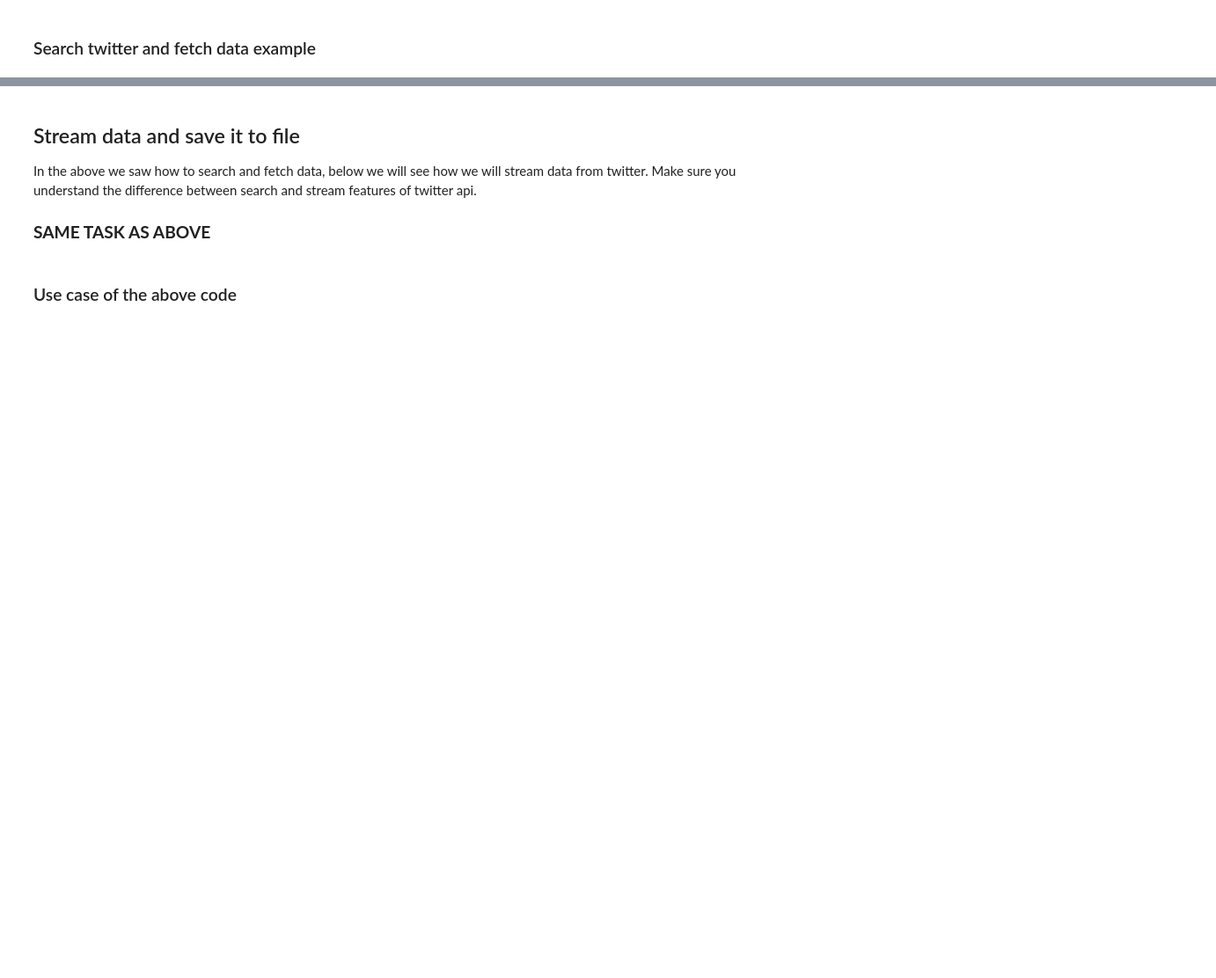
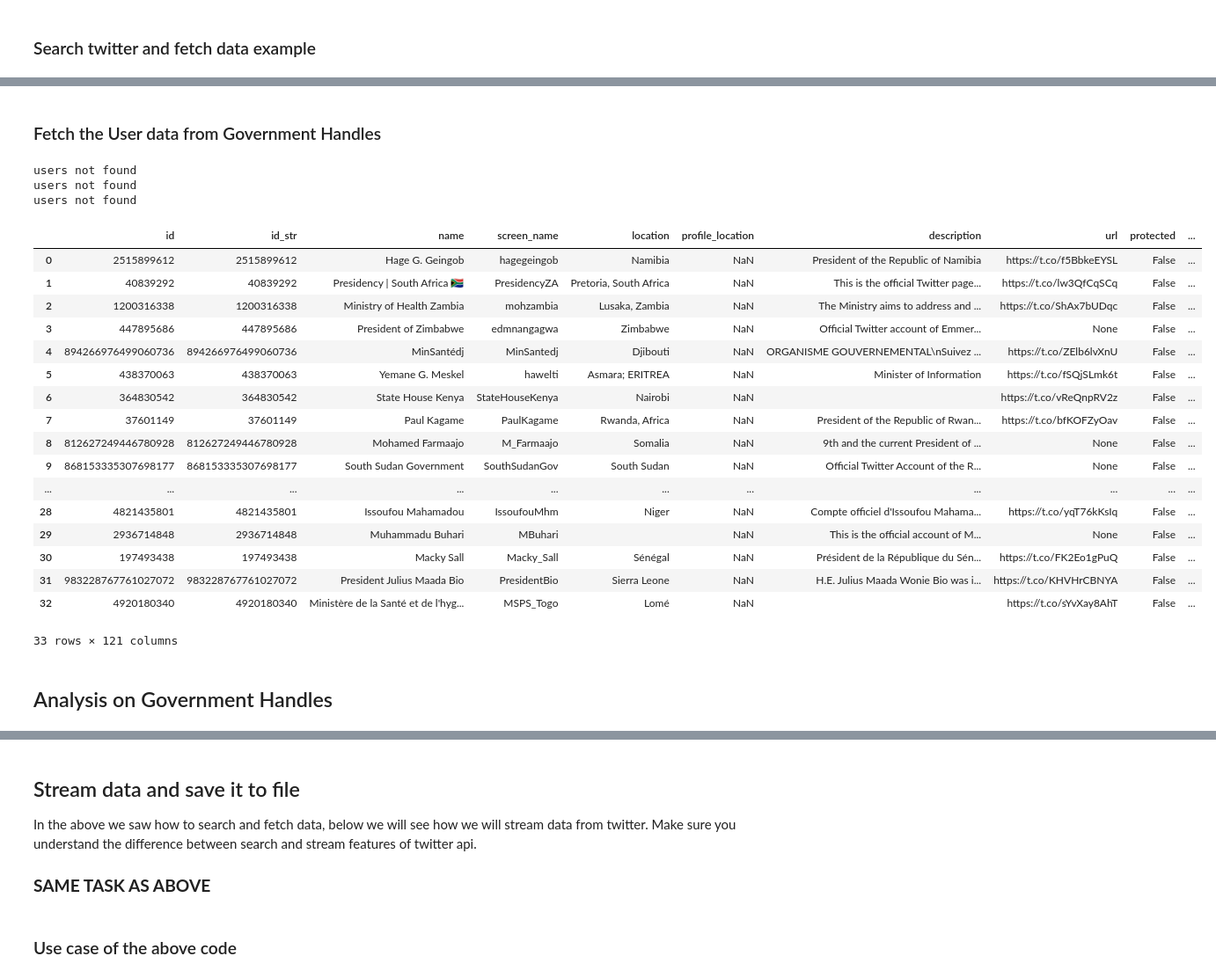
Before and after one commit to 10acad/git-get-started, a Jupyter notebook: twitter_mining/segundev_twittermininng.ipynb, the cells around one changed output, grey strips where cells are left out. Shown at 88% size. Drawn from its saved outputs; the diff is of its cells as text; code cells hidden in the pictures; blank space fills up the shorter version.

```diff
--- a/twitter_mining/segundev_twittermininng.ipynb
+++ b/twitter_mining/segundev_twittermininng.ipynb
@@ -262,0 +364,32 @@ df = ts.get_tweets(covid_keywords, csvfile=tweets_file)    #you saved the
+# %% [markdown]
+### Fetch the User data from Government Handles
+# %%
+csvfile = 'data/Governmentdata.csv'
+csv = 'GovernmentHandle.csv'
+
+ts = tweetsearch()
+ts.get_user(csv,hname='Twitter Handle')
+# %% [output]
+users not found
+users not found
+users not found
+|  | id | id_str | name | screen_name | location | profile_location | description | url | protected | ... |
+| 0 | 2515899612 | 2515899612 | Hage G. Geingob | hagegeingob | Namibia | NaN | President of the Republic of Namibia | https://t.co/f5BbkeEYSL | False | ... |
+| 1 | 40839292 | 40839292 | Presidency | South Africa 🇿🇦 | PresidencyZA | Pretoria, South Africa | NaN | This is the official Twitter page... | https://t.co/lw3QfCqSCq | False | ... |
+| 2 | 1200316338 | 1200316338 | Ministry of Health Zambia | mohzambia | Lusaka, Zambia | NaN | The Ministry aims to address and ... | https://t.co/ShAx7bUDqc | False | ... |
+| 3 | 447895686 | 447895686 | President of Zimbabwe | edmnangagwa | Zimbabwe | NaN | Official Twitter account of Emmer... | None | False | ... |
+| 4 | 894266976499060736 | 894266976499060736 | MinSantédj | MinSantedj | Djibouti | NaN | ORGANISME GOUVERNEMENTAL\nSuivez ... | https://t.co/ZElb6lvXnU | False | ... |
+| 5 | 438370063 | 438370063 | Yemane G. Meskel | hawelti | Asmara; ERITREA | NaN | Minister of Information | https://t.co/fSQjSLmk6t | False | ... |
+| 6 | 364830542 | 364830542 | State House Kenya | StateHouseKenya | Nairobi | NaN |  | https://t.co/vReQnpRV2z | False | ... |
+| 7 | 37601149 | 37601149 | Paul Kagame | PaulKagame | Rwanda, Africa | NaN | President of the Republic of Rwan... | https://t.co/bfKOFZyOav | False | ... |
+| 8 | 812627249446780928 | 812627249446780928 | Mohamed Farmaajo | M_Farmaajo | Somalia | NaN | 9th and the current President of ... | None | False | ... |
+| 9 | 868153335307698177 | 868153335307698177 | South Sudan Government | SouthSudanGov | South Sudan | NaN | Official Twitter Account of the R... | None | False | ... |
+| ... | ... | ... | ... | ... | ... | ... | ... | ... | ... | ... |
+| 28 | 4821435801 | 4821435801 | Issoufou Mahamadou | IssoufouMhm | Niger | NaN | Compte officiel d'Issoufou Mahama... | https://t.co/yqT76kKsIq | False | ... |
+| 29 | 2936714848 | 2936714848 | Muhammadu Buhari | MBuhari |  | NaN | This is the official account of M... | None | False | ... |
+| 30 | 197493438 | 197493438 | Macky Sall | Macky_Sall | Sénégal | NaN | Président de la République du Sén... | https://t.co/FK2Eo1gPuQ | False | ... |
+| 31 | 983228767761027072 | 983228767761027072 | President Julius Maada Bio | PresidentBio | Sierra Leone | NaN | H.E. Julius Maada Wonie Bio was i... | https://t.co/KHVHrCBNYA | False | ... |
+| 32 | 4920180340 | 4920180340 | Ministère de la Santé et de l'hyg... | MSPS_Togo | Lomé | NaN |  | https://t.co/sYvXay8AhT | False | ... |
+33 rows × 121 columns
+# %% [markdown]
+## Analysis on Government Handles
```
Also changed, not shown: parts of 21 cells of this notebook.
